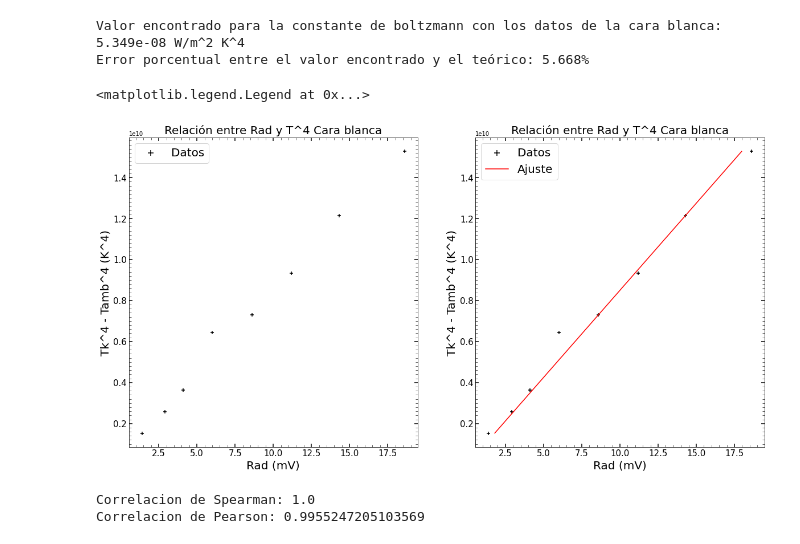
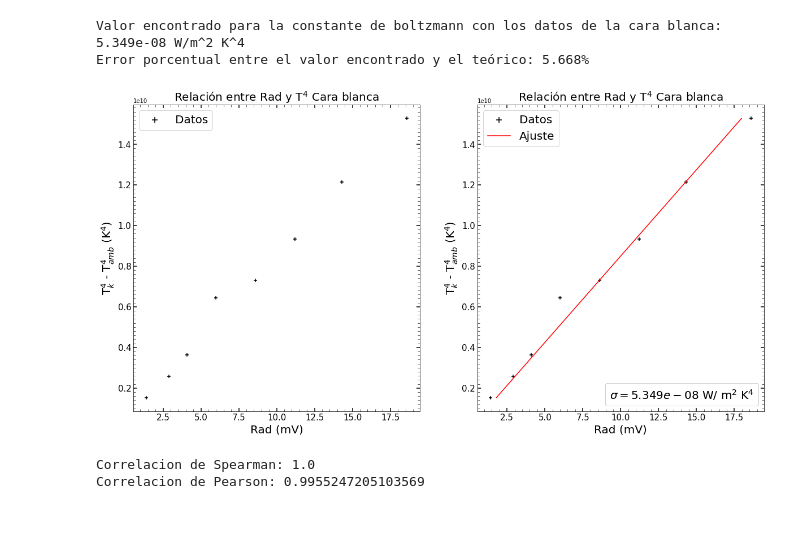
Before and after one commit to ojedarcelo/termocodigos, a Jupyter notebook: Lab5Termo/lab5.ipynb, the cells around one changed output. Drawn from its saved outputs; the diff is of its cells as text; code cells hidden in the pictures.

```diff
--- a/Lab5Termo/lab5.ipynb
+++ b/Lab5Termo/lab5.ipynb
@@ -240,9 +240,9 @@ temp_linspace = np.linspace(min(datos_cara_negra['Tk^4 - Tamb^4']), max(datos_ca
 
 fig, (ax, ax2) = plt.subplots(1, 2, figsize=(20,10))
 ax.scatter(datos_cara_negra['Rad'], datos_cara_negra['Tk^4 - Tamb^4'], marker='+', color='black', s=30, label='Datos')
-ax.set_title('Relación entre Rad y T^4 Cara negra', fontsize=20)
+ax.set_title(r'Relación entre Rad y T$^{4}$ Cara negra', fontsize=20)
 ax.set_xlabel('Rad (mV)', fontsize=20)
-ax.set_ylabel('Tk^4 - Tamb^4 (K^4)', fontsize=20)
+ax.set_ylabel(r'T$_{k}^{4}$ - T$_{amb}^{4}$ (K$^{4}$)', fontsize=20)
 ax.tick_params(axis='both', labelsize=15, direction='in', right=True, top=True,
               length=6, width=1.5, grid_color='black', grid_alpha=1)
 
@@ -251,16 +251,21 @@ ax.yaxis.set_minor_locator(MultipleLocator(200000000))
 ax.tick_params(which='minor', length=4, color='black', direction='in', top=True, right=True)
 ax.legend(fontsize=20, markerscale=2)
 
-ax2.scatter(datos_cara_negra['Rad'], datos_cara_negra['Tk^4 - Tamb^4'], marker='+', color='black', s=30, label='Datos')
+scatter = ax2.scatter(datos_cara_negra['Rad'], datos_cara_negra['Tk^4 - Tamb^4'], marker='+', color='black', s=30, label='Datos')
 ax2.plot(recta(temp_linspace, ajuste_cn), temp_linspace,c='red', label='Ajuste')
-ax2.set_title('Relación entre Rad y T^4 Cara negra', fontsize=20)
+ax2.set_title(r'Relación entre Rad y T$^{4}$ Cara negra', fontsize=20)
 ax2.set_xlabel('Rad (mV)', fontsize=20)
-ax2.set_ylabel('Tk^4 - Tamb^4 (K^4)', fontsize=20)
+ax2.set_ylabel(r'T$_{k}^{4}$ - T$_{amb}^{4}$ (K$^{4}$)', fontsize=20)
 ax2.tick_params(axis='both', labelsize=15, direction='in', right=True, top=True,
               length=6, width=1.5, grid_color='black', grid_alpha=1)
 
 ax2.xaxis.set_minor_locator(MultipleLocator(0.5))
 ax2.yaxis.set_minor_locator(MultipleLocator(200000000))
 ax2.tick_params(which='minor', length=4, color='black', direction='in', top=True, right=True)
-ax2.legend(fontsize=20, markerscale=2)
+legend1 = ax2.legend(fontsize=20, markerscale=2)
+legend2 = ax2.legend([scatter], [fr'$\sigma = {boltzmann_mv_w(ajuste_cn)[0]}$ W/ m$^{2}$ K$^{4}$'], loc=4, handlelength=0, handletextpad=0, fontsize=20)
+ax2.add_artist(legend1)
+ax2.add_artist(legend2)
+for item in legend2.legendHandles:
+    item.set_visible(False)
 # %% [output]
@@ -365,34 +369,38 @@ Error porcentual entre el valor encontrado y el teórico: 5.668%
 # %%
 temp_linspace = np.linspace(min(datos_cara_blanca['Tk^4 - Tamb^4']), max(datos_cara_blanca['Tk^4 - Tamb^4']), 100)
 
 fig, (ax, ax2) = plt.subplots(1, 2, figsize=(20,10))
 ax.scatter(datos_cara_blanca['Rad'], datos_cara_blanca['Tk^4 - Tamb^4'], marker='+', color='black', s=30, label='Datos')
-ax.set_title('Relación entre Rad y T^4 Cara blanca', fontsize=20)
+ax.set_title(r'Relación entre Rad y T$^{4}$ Cara blanca', fontsize=20)
 ax.set_xlabel('Rad (mV)', fontsize=20)
-ax.set_ylabel('Tk^4 - Tamb^4 (K^4)', fontsize=20)
+ax.set_ylabel(r'T$_{k}^{4}$ - T$_{amb}^{4}$ (K$^{4}$)', fontsize=20)
 ax.tick_params(axis='both', labelsize=15, direction='in', right=True, top=True,
               length=6, width=1.5, grid_color='black', grid_alpha=1)
 
 ax.xaxis.set_minor_locator(MultipleLocator(0.5))
 ax.yaxis.set_minor_locator(MultipleLocator(200000000))
 ax.tick_params(which='minor', length=4, color='black', direction='in', top=True, right=True)
 ax.legend(fontsize=20, markerscale=2)
 
-ax2.scatter(datos_cara_blanca['Rad'], datos_cara_blanca['Tk^4 - Tamb^4'], marker='+', color='black', s=30, label='Datos')
-ax2.plot(recta(temp_linspace, ajuste_cb), temp_linspace,c='red', label='Ajuste')
-ax2.set_title('Relación entre Rad y T^4 Cara blanca', fontsize=20)
+scatter = ax2.scatter(datos_cara_blanca['Rad'], datos_cara_blanca['Tk^4 - Tamb^4'], marker='+', color='black', s=30, label='Datos')
+ajuste = ax2.plot(recta(temp_linspace, ajuste_cb), temp_linspace,c='red', label='Ajuste')
+ax2.set_title(r'Relación entre Rad y T$^{4}$ Cara blanca', fontsize=20)
 ax2.set_xlabel('Rad (mV)', fontsize=20)
-ax2.set_ylabel('Tk^4 - Tamb^4 (K^4)', fontsize=20)
+ax2.set_ylabel(r'T$_{k}^{4}$ - T$_{amb}^{4}$ (K$^{4}$)', fontsize=20)
 ax2.tick_params(axis='both', labelsize=15, direction='in', right=True, top=True,
               length=6, width=1.5, grid_color='black', grid_alpha=1)
 
 ax2.xaxis.set_minor_locator(MultipleLocator(0.5))
 ax2.yaxis.set_minor_locator(MultipleLocator(200000000))
 ax2.tick_params(which='minor', length=4, color='black', direction='in', top=True, right=True)
-ax2.legend(fontsize=20, markerscale=2)
+legend1 = ax2.legend(fontsize=20, markerscale=2)
+legend2 = ax2.legend([scatter], [fr'$\sigma = {boltzmann_mv_w(ajuste_cb)[0]}$ W/ m$^{2}$ K$^{4}$'], loc=4, handlelength=0, handletextpad=0, fontsize=20)
+ax2.add_artist(legend1)
+ax2.add_artist(legend2)
+for item in legend2.legendHandles:
+    item.set_visible(False)
 # %% [output]
-<matplotlib.legend.Legend at 0x...>
-[figure, old version]
+[figure, new version]
 # %%
 spear1 = stats.spearmanr(datos_cara_blanca['Rad'], recta(datos_cara_blanca['Tk^4 - Tamb^4'], ajuste_cb))[0]
 pear1 = stats.pearsonr(datos_cara_blanca['Rad'], recta(datos_cara_blanca['Tk^4 - Tamb^4'], ajuste_cb))[0]
```
Also changed, not shown: parts of 4 cells of this notebook.
